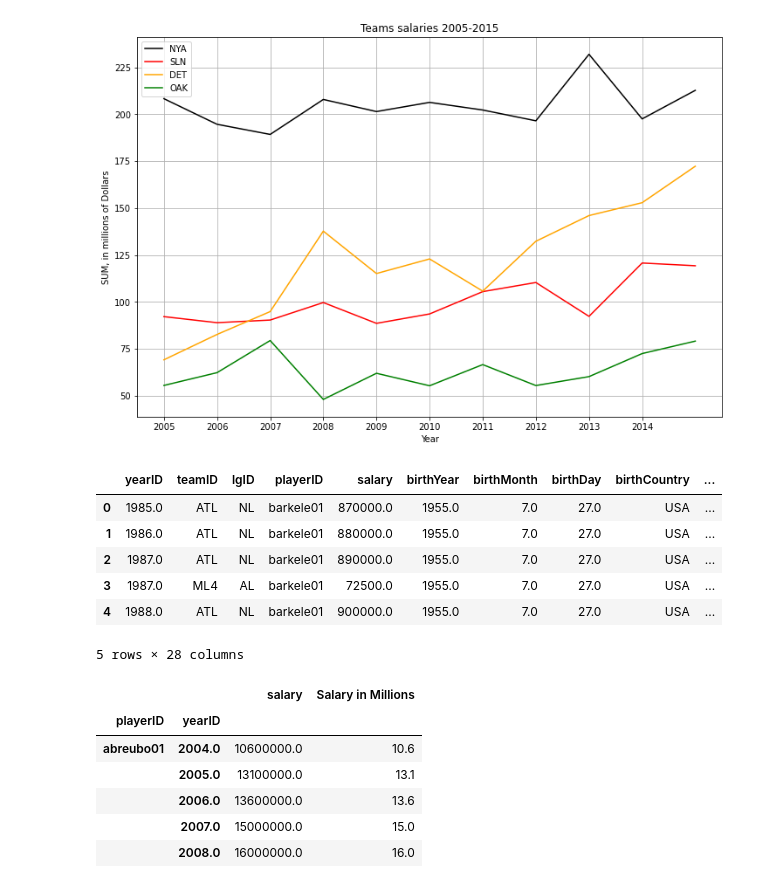
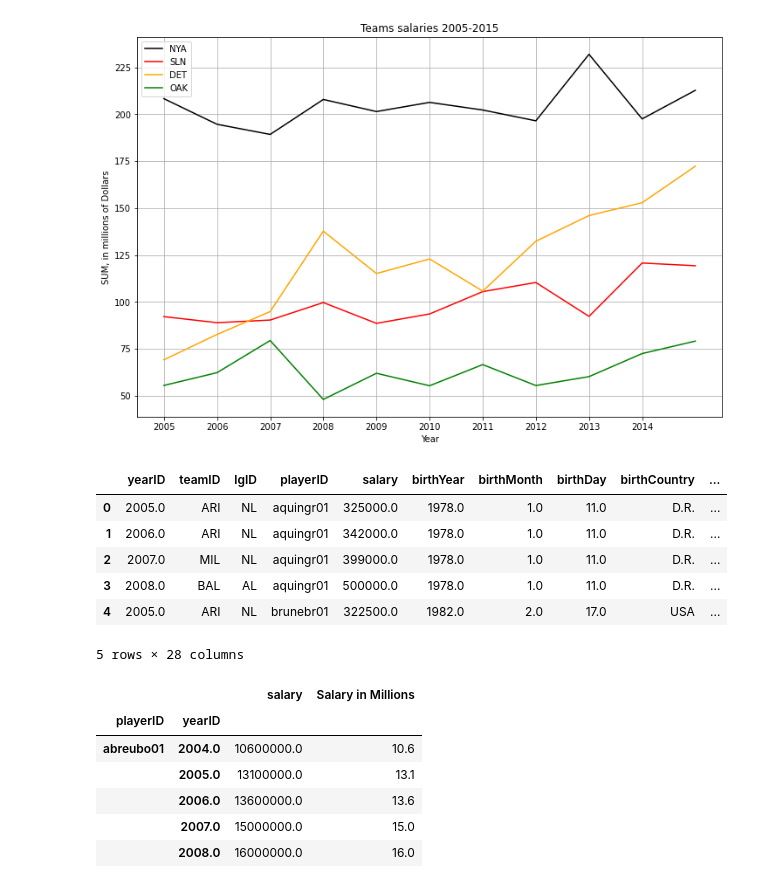
Before and after one commit to eerofeeva/BaseballMadness, a Jupyter notebook: baseball_challege.ipynb, the cells around one changed output. Saved outputs shown, nothing was run; the diff lists cells and outputs as text; code cells hidden in the pictures.

```diff
--- a/baseball_challege.ipynb
+++ b/baseball_challege.ipynb
@@ -293,21 +553,16 @@ plt.show()
 [figure]
 # %%
 #PLAYERS SALARIES SECTION
-#select years 2005-2015
-#Salaries csv
-salaries_df = pd.read_csv("./Salaries.csv")
-salaries_df.head()
-salaries_df.count
 
 salaries_master_df = pd.merge(salaries_df, master_df, on="playerID", how="outer")
 salaries_master_df.head()
 # %% [output]
 |  | yearID | teamID | lgID | playerID | salary | birthYear | birthMonth | birthDay | birthCountry | ... |
-| 0 | 1985.0 | ATL | NL | barkele01 | 870000.0 | 1955.0 | 7.0 | 27.0 | USA | ... |
-| 1 | 1986.0 | ATL | NL | barkele01 | 880000.0 | 1955.0 | 7.0 | 27.0 | USA | ... |
-| 2 | 1987.0 | ATL | NL | barkele01 | 890000.0 | 1955.0 | 7.0 | 27.0 | USA | ... |
-| 3 | 1987.0 | ML4 | AL | barkele01 | 72500.0 | 1955.0 | 7.0 | 27.0 | USA | ... |
-| 4 | 1988.0 | ATL | NL | barkele01 | 900000.0 | 1955.0 | 7.0 | 27.0 | USA | ... |
+| 0 | 2005.0 | ARI | NL | aquingr01 | 325000.0 | 1978.0 | 1.0 | 11.0 | D.R. | ... |
+| 1 | 2006.0 | ARI | NL | aquingr01 | 342000.0 | 1978.0 | 1.0 | 11.0 | D.R. | ... |
+| 2 | 2007.0 | MIL | NL | aquingr01 | 399000.0 | 1978.0 | 1.0 | 11.0 | D.R. | ... |
+| 3 | 2008.0 | BAL | AL | aquingr01 | 500000.0 | 1978.0 | 1.0 | 11.0 | D.R. | ... |
+| 4 | 2005.0 | ARI | NL | brunebr01 | 322500.0 | 1982.0 | 2.0 | 17.0 | USA | ... |
 5 rows × 28 columns
 # %%
 #Find top salaries - using df with years 2005-2015 and selecting for playoff teams
```
Also changed, not shown: parts of 10 cells of this notebook.
